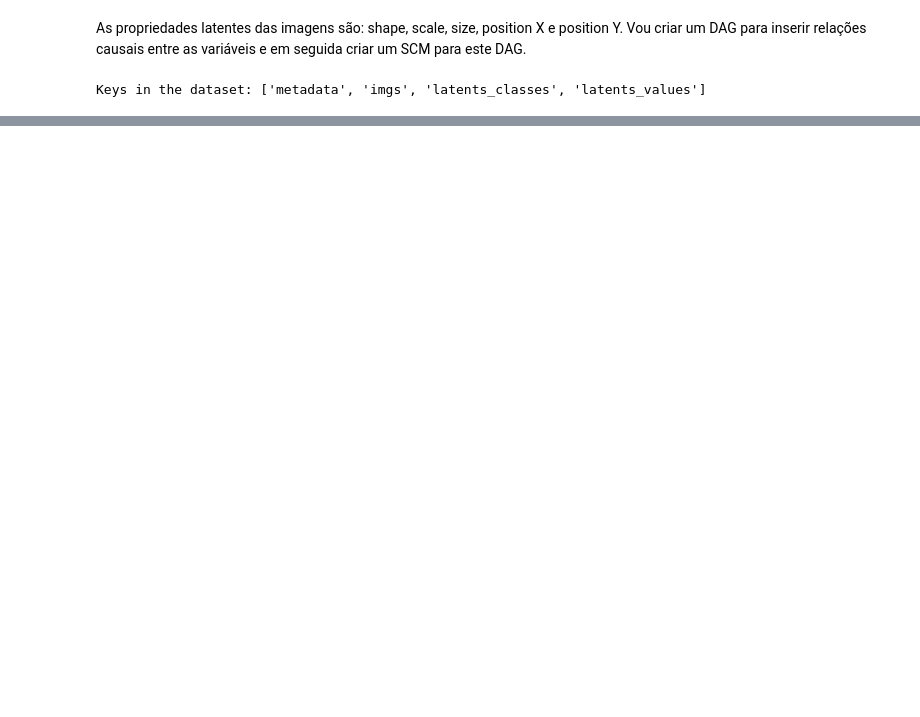
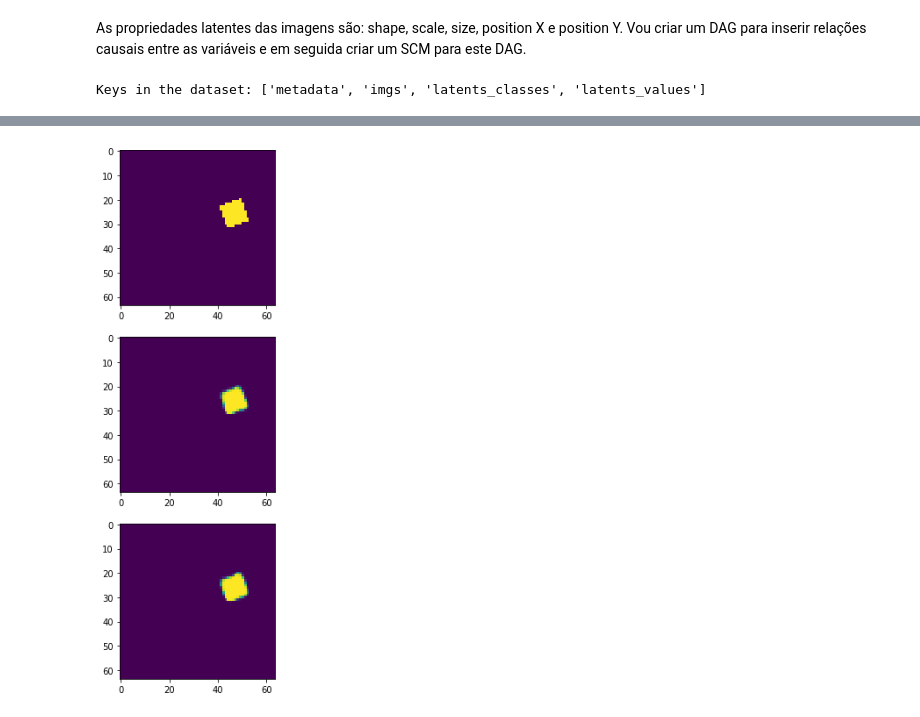
Before and after one commit to GiovaniValdrighi/inferencia_causal, a Jupyter notebook: vae.ipynb, the cells around one changed output, grey strips where cells are left out. Cells and saved outputs as stored; diff of their text form; code cells hidden in the pictures; blank space fills up the shorter version.

```diff
--- a/vae.ipynb
+++ b/vae.ipynb
@@ -269,0 +317,5 @@ epoch: 4 average training loss: 34487705.431640625
+# %%
+ind = np.random.randint(imgs.shape[0])
+run_img_vae(imgs[ind], latents_classes[ind], num = 3)
+# %% [output]
+[figure, added]
```
Also changed, not shown: parts of 19 cells of this notebook.
